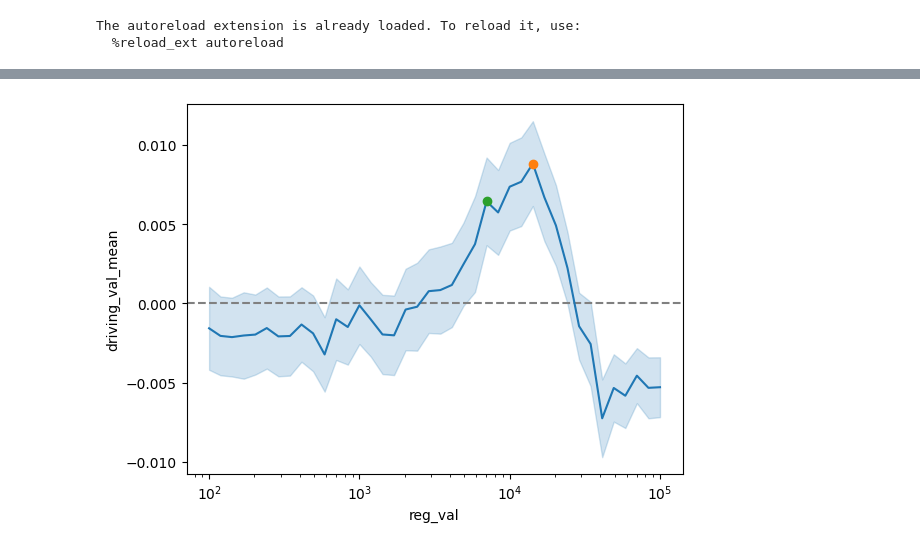
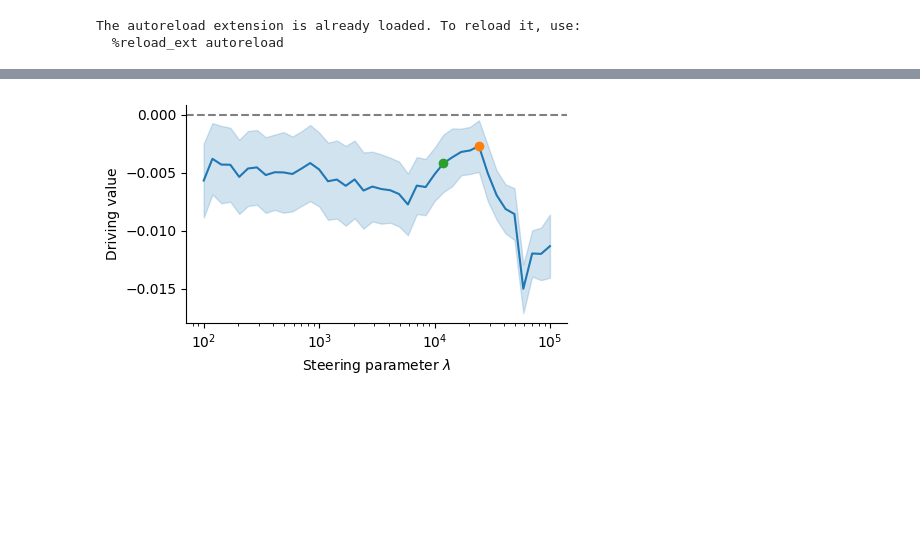
Before and after one commit to microsoft/automated-brain-explanations, a Jupyter notebook: notebooks/1_gct_stories/1_generate/01_repr_steering_analyze.ipynb, the cells around one changed output, grey strips where cells are left out. Cells and saved outputs as stored; diff of their text form; code cells hidden in the pictures; blank space fills up the shorter version.

Commit message:
add repr_steering variation results

```diff
--- a/notebooks/1_gct_stories/1_generate/01_repr_steering_analyze.ipynb
+++ b/notebooks/1_gct_stories/1_generate/01_repr_steering_analyze.ipynb
@@ -25,10 +25,14 @@ import imodelsx.util
 from functools import partial
 import numpy as np
 from neuro.config import REGION_IDXS_DIR
-# subject = 'S03'
-subject = 'S02'
+import dvu
+dvu.set_style()
+subject = 'S03'
+# subject = 'S02'
 
 rois_dict = joblib.load(join(REGION_IDXS_DIR, f'rois_{subject}.jbl'))
+if subject == 'S03':
+    rois_dict['OPA'] = rois_dict['TOS']
 # %% [output]
 The autoreload extension is already loaded. To reload it, use:
   %reload_ext autoreload
@@ -138,22 +136,27 @@ df['reg_val'] = df['fname'].apply(lambda x: float(x.split('_')[-1].split('.')[0]
 # %%
+plt.figure(figsize=(5,3))
 plt.axhline(0, color='gray', linestyle='--')
 ax = sns.lineplot(data=df, x='reg_val', y='driving_val_mean', errorbar='se')
 
 # get x-value of maximum on curve from sns lineplot
 line = ax.lines[-1]           # seaborn draws one Line2D
 xdata = line.get_xdata()
 ydata = line.get_ydata()
 
 idx = np.array(ydata).argmax()
 peak_x = xdata[idx]
 peak_y = ydata[idx]
 plt.plot(peak_x, peak_y, 'o')  # plot the peak point in red
 
 idx_ = idx - 4
 plt.plot(xdata[idx_], ydata[idx_], 'o')  # plot the point 3 before peak in green
 
 # sns.lineplot(data=df[df.roi == 'RSC'], x='reg_val', y='driving_val_mean', errorbar='se')
 plt.xscale('log')
+plt.ylabel('Driving value')
+plt.xlabel('Steering parameter $\lambda$')
+plt.tight_layout()
+plt.savefig(f'repr_steering/{subject}_driving_vs_regval.pdf')
 # %% [output]
-[figure, old version]
+[figure, new version]
 # %%
```
Also changed, not shown: parts of 17 cells of this notebook, 8 other files.
